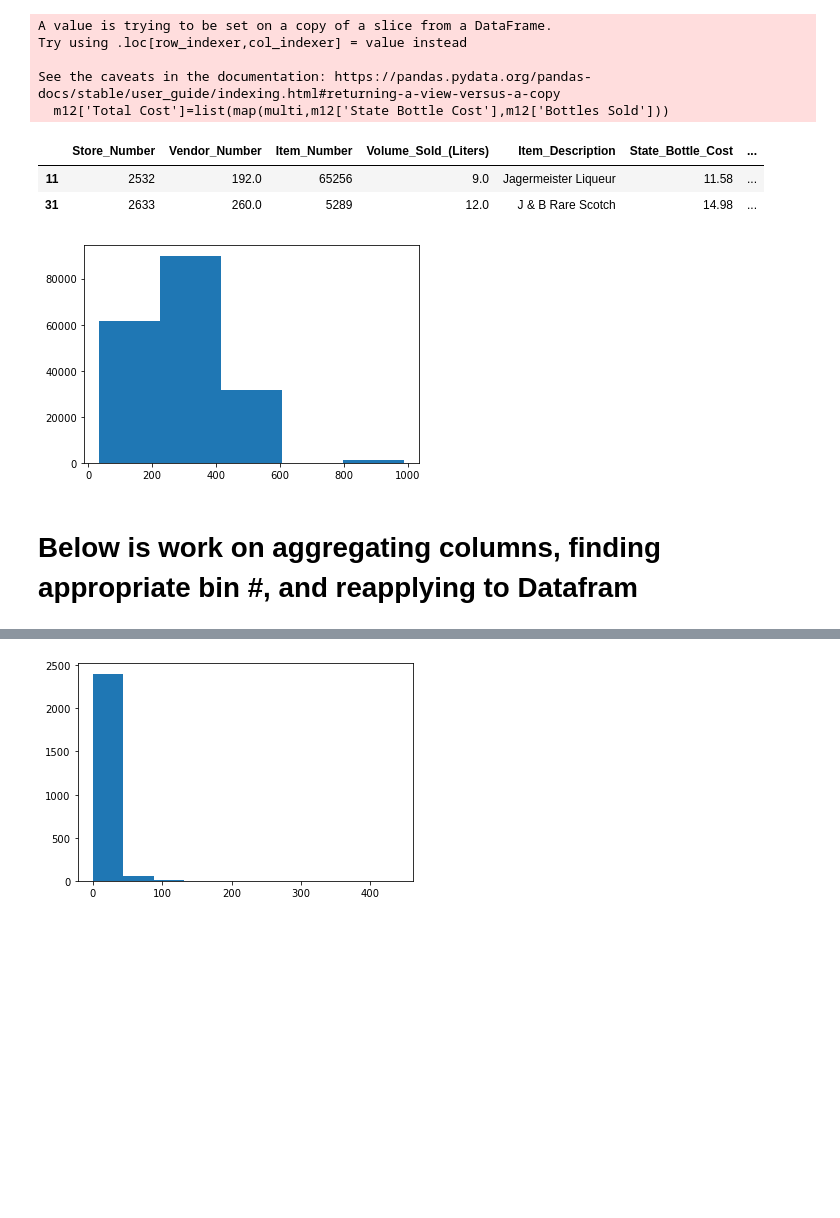
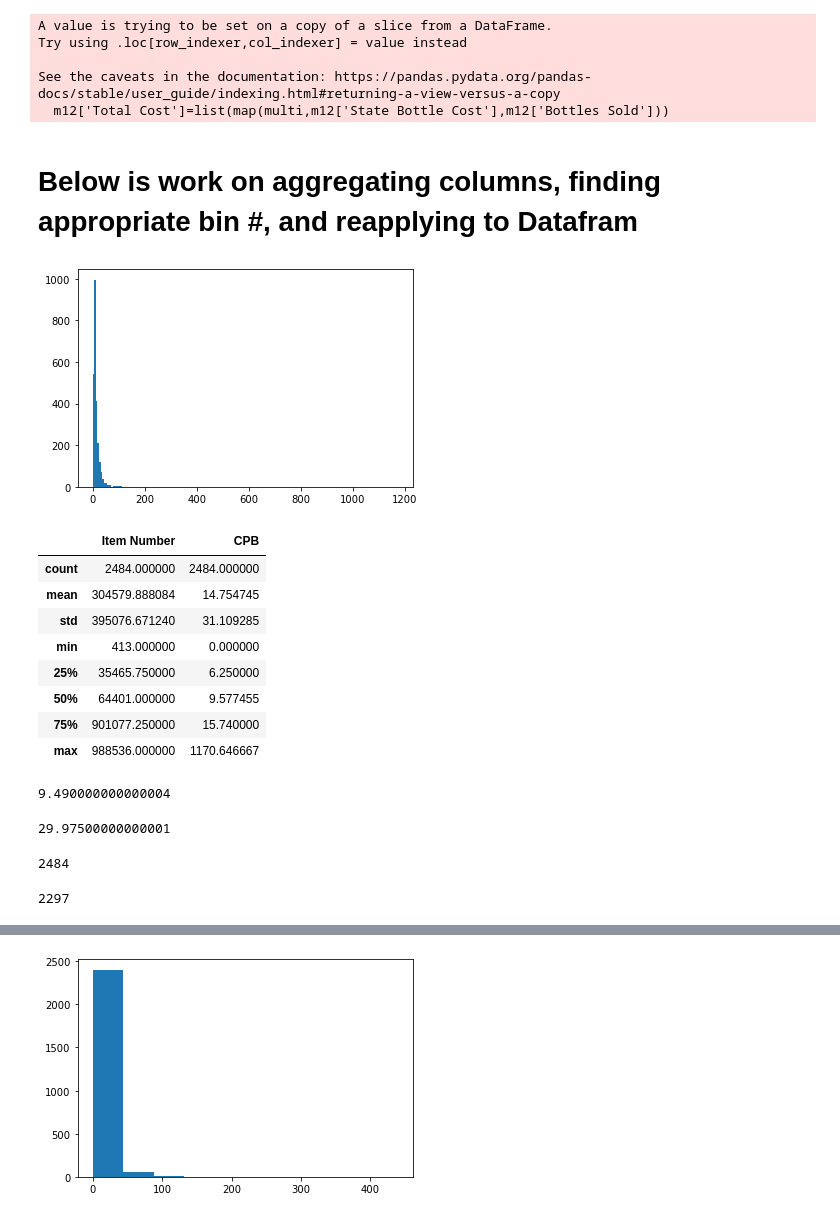
Before and after one commit to mbarger2/Des_Moines_Liquor_Store, a Jupyter notebook: Cut trials.ipynb, the cells around one changed output, grey strips where cells are left out. Drawn from its saved outputs; the diff is of its cells as text; code cells hidden in the pictures; blank space fills up the shorter version.

```diff
--- a/Cut trials.ipynb
+++ b/Cut trials.ipynb
@@ -34,3 +54 @@ Total_Cost              0
 dtype: int64
-# %%
-m12['State Bottle Cost']=m12['State Bottle Cost'].fillna('$0')
@@ -43,2 +54,0 @@ See the caveats in the documentation: https://pandas.pydata.org/pandas-docs/stab
-# %%
-m12['State Bottle Cost']=list(map(lambda x: x[1:],m12['State Bottle Cost']))
@@ -66,2 +54,0 @@ Name: State Bottle Cost, Length: 184093, dtype: object
-# %%
-m12['State Bottle Cost']=pd.to_numeric(m12['State Bottle Cost'])
@@ -97,21 +67,27 @@ See the caveats in the documentation: https://pandas.pydata.org/pandas-docs/stab
 m12.drop('Item Description',axis=1,inplace=True)
 # %%
 m12.columns=['Store_Number','Vendor_Number','Item_Number','Volume_Sold_(Liters)','Item_Description','State_Bottle_Cost','Bottles_Sold','Total_Cost']
-# %%
-m12.head(2)
-# %% [output]
-|  | Store_Number | Vendor_Number | Item_Number | Volume_Sold_(Liters) | Item_Description | State_Bottle_Cost | ... |
-| 11 | 2532 | 192.0 | 65256 | 9.0 | Jagermeister Liqueur | 11.58 | ... |
-| 31 | 2633 | 260.0 | 5289 | 12.0 | J & B Rare Scotch | 14.98 | ... |
-# %%
-plt.hist(m12.Vendor_Number,bins=5)
-plt.show()
-# %% [output]
-[figure, removed]
 # %% [markdown]
 # Below is work on aggregating columns, finding appropriate bin #, and reapplying to Datafram
 # %%
 itemnumdf=m12.groupby(['Item_Number']).agg({'State_Bottle_Cost':['mean']})
 itemnumdf=itemnumdf.reset_index()
 itemnumdf.columns =['Item Number','CPB']
-itemnumdf=itemnumdf[itemnumdf['Item Number']!=903056]
+#itemnumdf=itemnumdf[itemnumdf['Item Number']!=903056]
+# %%
+plt.hist(itemnumdf.CPB,bins=200)
+plt.show()
+# %% [output]
+[figure, added]
+# %%
+itemnumdf.describe()
+# %% [output]
+|  | Item Number | CPB |
+| count | 2484.000000 | 2484.000000 |
+| mean | 304579.888084 | 14.754745 |
+| std | 395076.671240 | 31.109285 |
+| min | 413.000000 | 0.000000 |
+| 25% | 35465.750000 | 6.250000 |
+| 50% | 64401.000000 | 9.577455 |
+| 75% | 901077.250000 | 15.740000 |
+| max | 988536.000000 | 1170.646667 |
@@ -117,0 +96,18 @@ itemnumdf=itemnumdf[itemnumdf['Item Number']!=903056]
+# %%
+iqr=itemnumdf.describe().T['75%'].T['CPB']-itemnumdf.describe().T['25%'].T['CPB']
+iqr
+# %% [output]
+9.490000000000004
+# %%
+ul=(itemnumdf.describe().T['75%'].T['CPB'])+1.5*iqr
+ul
+# %% [output]
+29.97500000000001
+# %%
+len(itemnumdf['CPB'])
+# %% [output]
+2484
+# %%
+len(itemnumdf[itemnumdf['CPB']<ul])
+# %% [output]
+2297
```
Also changed, not shown: parts of 30 cells of this notebook, 6 other files.
